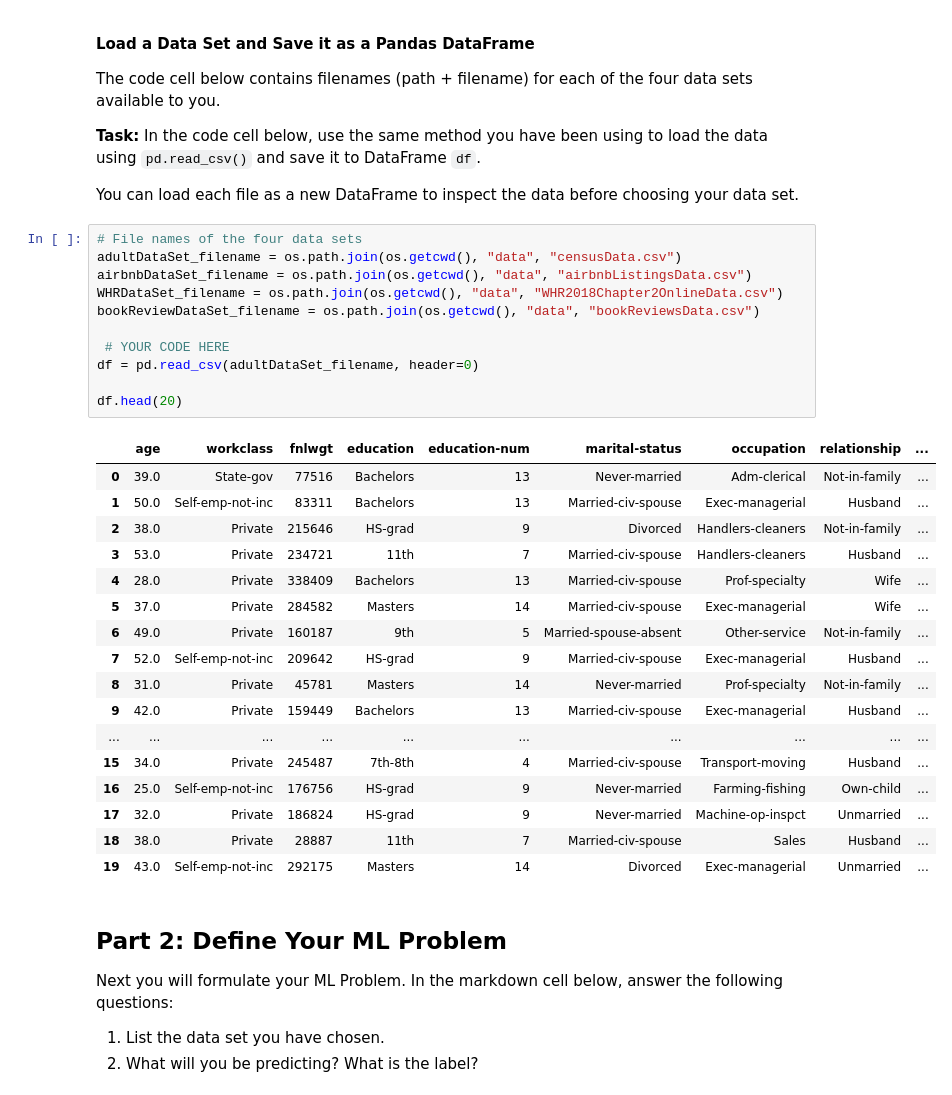
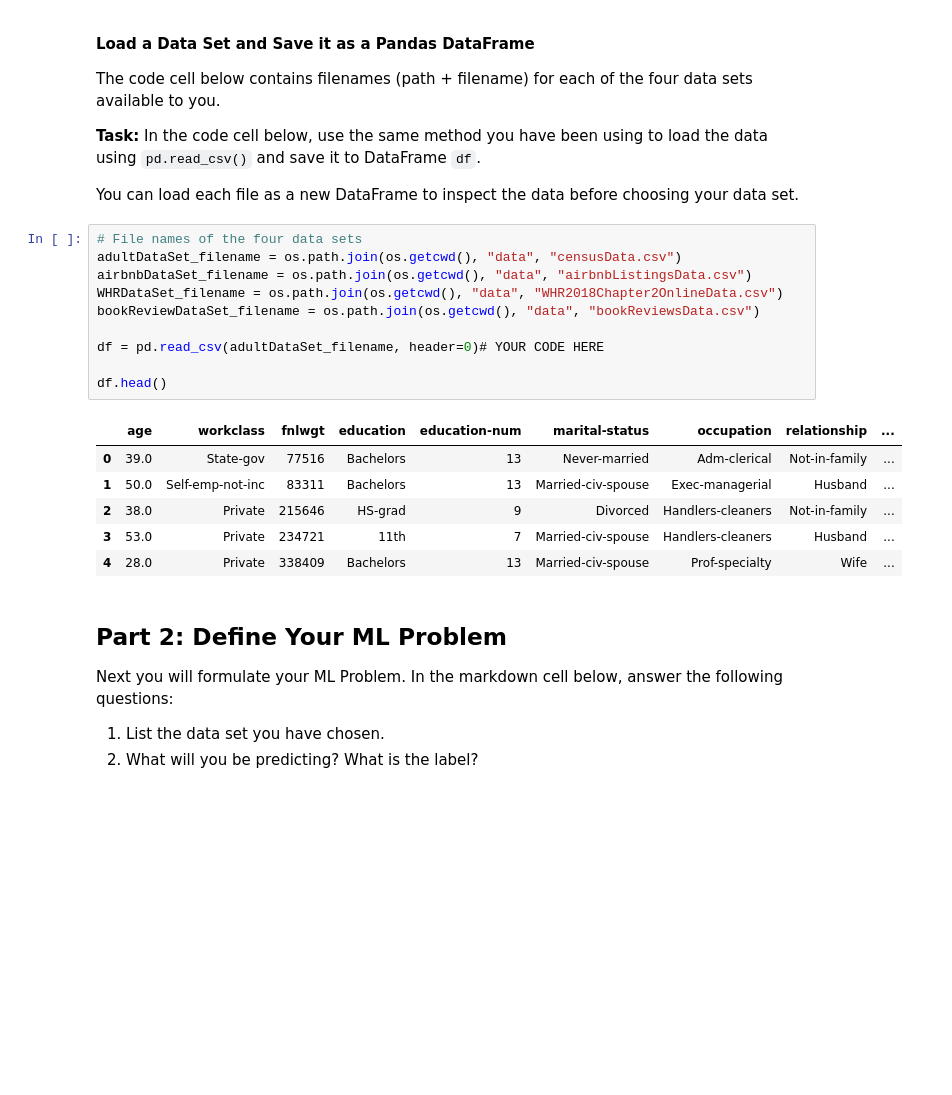
Before and after one commit to ninapappas/BTT-ML-Project, a Jupyter notebook: DefineAndSolveMLProblem.ipynb, the cells around one changed output. Drawn from its saved outputs; the diff is of its cells as text; blank space fills up the shorter version.

```diff
--- a/DefineAndSolveMLProblem.ipynb
+++ b/DefineAndSolveMLProblem.ipynb
@@ -42,32 +42,20 @@ You can load each file as a new DataFrame to inspect the data before choosing yo
 # %%
 # File names of the four data sets
 adultDataSet_filename = os.path.join(os.getcwd(), "data", "censusData.csv")
 airbnbDataSet_filename = os.path.join(os.getcwd(), "data", "airbnbListingsData.csv")
 WHRDataSet_filename = os.path.join(os.getcwd(), "data", "WHR2018Chapter2OnlineData.csv")
 bookReviewDataSet_filename = os.path.join(os.getcwd(), "data", "bookReviewsData.csv")
 
- # YOUR CODE HERE
-df = pd.read_csv(adultDataSet_filename, header=0)
+df = pd.read_csv(adultDataSet_filename, header=0)# YOUR CODE HERE
 
-df.head(20)
+df.head()
 # %% [output]
 |  | age | workclass | fnlwgt | education | education-num | marital-status | occupation | relationship | ... |
 | 0 | 39.0 | State-gov | 77516 | Bachelors | 13 | Never-married | Adm-clerical | Not-in-family | ... |
 | 1 | 50.0 | Self-emp-not-inc | 83311 | Bachelors | 13 | Married-civ-spouse | Exec-managerial | Husband | ... |
 | 2 | 38.0 | Private | 215646 | HS-grad | 9 | Divorced | Handlers-cleaners | Not-in-family | ... |
 | 3 | 53.0 | Private | 234721 | 11th | 7 | Married-civ-spouse | Handlers-cleaners | Husband | ... |
 | 4 | 28.0 | Private | 338409 | Bachelors | 13 | Married-civ-spouse | Prof-specialty | Wife | ... |
-| 5 | 37.0 | Private | 284582 | Masters | 14 | Married-civ-spouse | Exec-managerial | Wife | ... |
-| 6 | 49.0 | Private | 160187 | 9th | 5 | Married-spouse-absent | Other-service | Not-in-family | ... |
-| 7 | 52.0 | Self-emp-not-inc | 209642 | HS-grad | 9 | Married-civ-spouse | Exec-managerial | Husband | ... |
-| 8 | 31.0 | Private | 45781 | Masters | 14 | Never-married | Prof-specialty | Not-in-family | ... |
-| 9 | 42.0 | Private | 159449 | Bachelors | 13 | Married-civ-spouse | Exec-managerial | Husband | ... |
-| ... | ... | ... | ... | ... | ... | ... | ... | ... | ... |
-| 15 | 34.0 | Private | 245487 | 7th-8th | 4 | Married-civ-spouse | Transport-moving | Husband | ... |
-| 16 | 25.0 | Self-emp-not-inc | 176756 | HS-grad | 9 | Never-married | Farming-fishing | Own-child | ... |
-| 17 | 32.0 | Private | 186824 | HS-grad | 9 | Never-married | Machine-op-inspct | Unmarried | ... |
-| 18 | 38.0 | Private | 28887 | 11th | 7 | Married-civ-spouse | Sales | Husband | ... |
-| 19 | 43.0 | Self-emp-not-inc | 292175 | Masters | 14 | Divorced | Exec-managerial | Unmarried | ... |
 # %% [markdown]
 ## Part 2: Define Your ML Problem
 
```
Also changed, not shown: parts of 59 cells of this notebook.
